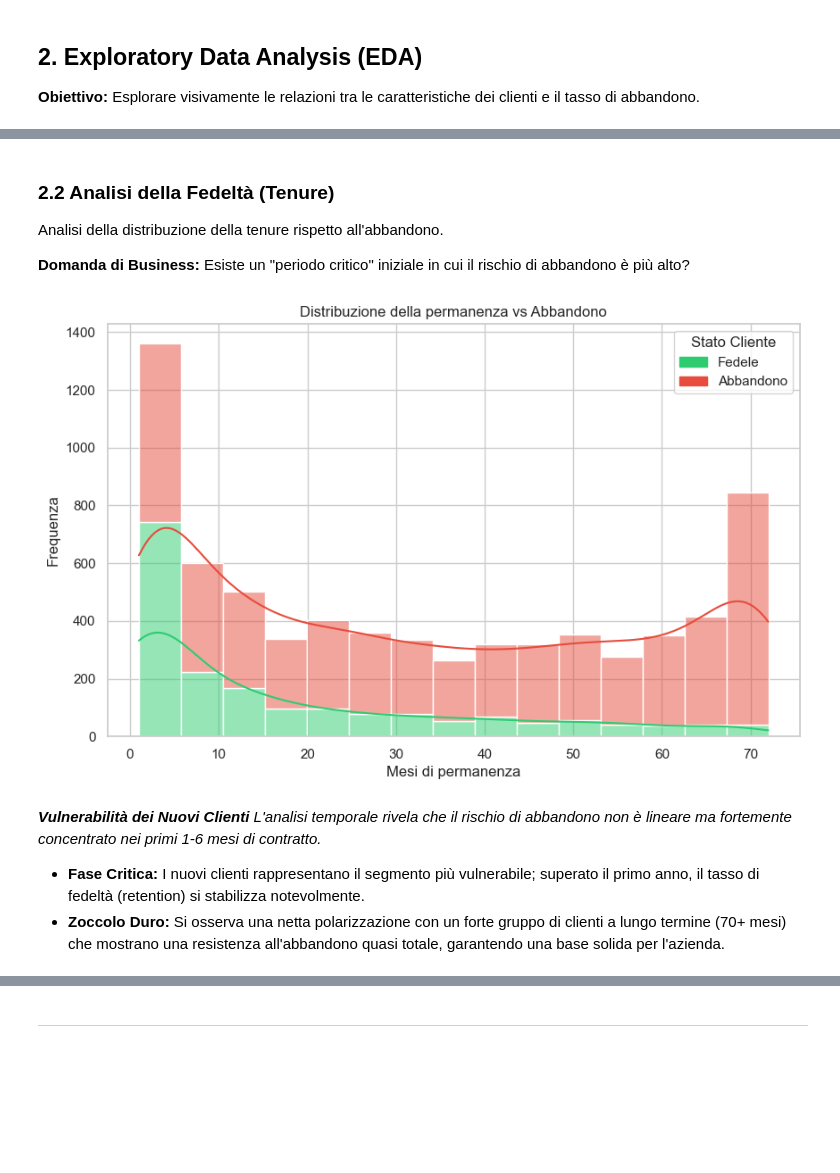
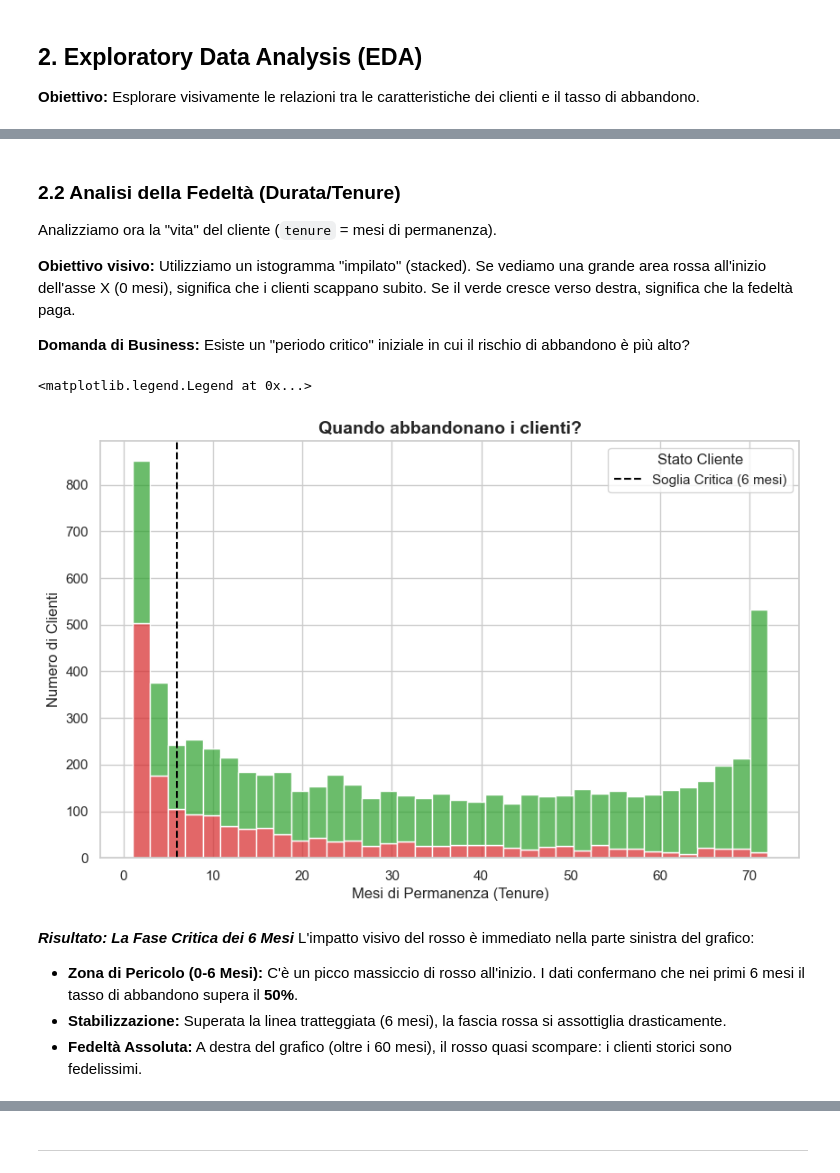
Before and after one commit to diegoandruccioli/telco-churn-analysis, a Jupyter notebook: notebooks/churn_analysis.ipynb, the cells around one changed output, grey strips where cells are left out. Saved outputs shown, nothing was run; the diff lists cells and outputs as text; code cells hidden in the pictures; blank space fills up the shorter version.

```diff
--- a/notebooks/churn_analysis.ipynb
+++ b/notebooks/churn_analysis.ipynb
@@ -166,28 +176,36 @@ Percentuale di abbandono (Yes): 26.58%
 # %% [markdown]
-### 2.2 Analisi della Fedeltà (Tenure)
-Analisi della distribuzione della tenure rispetto all'abbandono.
+### 2.2 Analisi della Fedeltà (Durata/Tenure)
+Analizziamo ora la "vita" del cliente (`tenure` = mesi di permanenza).
+
+**Obiettivo visivo:** Utilizziamo un istogramma "impilato" (stacked). Se vediamo una grande area rossa all'inizio dell'asse X (0 mesi), significa che i clienti scappano subito. Se il verde cresce verso destra, significa che la fedeltà paga.
 
 **Domanda di Business:** Esiste un "periodo critico" iniziale in cui il rischio di abbandono è più alto?
 # %%
-# Istogramma della 'Mesi_Permanenza' diviso per Abbandono
+# Impostazione della Palette
+churn_palette = {"Abbandoni": "#D62728", "Fedeli": "#2CA02C"}
 plt.figure(figsize=(10, 6))
-# Colori: No (Fedele) -> Verde, Yes (Abbandono) -> Rosso
-fedele_patch = mpatches.Patch(color='#2ECC71', label='Fedele')
-abbandono_patch = mpatches.Patch(color='#E74C3C', label='Abbandono')
 
-sns.histplot(data=df, x='tenure', hue='Churn', multiple='stack', kde=True, palette=custom_palette, hue_order=['No', 'Yes'])
+# Mappiamo i valori per il grafico senza modificare il dataframe originale
+df_plot = df.copy()
+df_plot['Churn'] = df_plot['Churn'].map({'No': 'Fedeli', 'Yes': 'Abbandoni'})
 
-plt.title('Distribuzione della permanenza vs Abbandono')
-plt.xlabel('Mesi di permanenza')
-plt.ylabel('Frequenza')
-plt.legend(handles=[fedele_patch, abbandono_patch], title='Stato Cliente')
-plt.show()
+# Istogramma Stacked
+sns.histplot(data=df_plot, x='tenure', hue='Churn', multiple='stack',
+             palette=churn_palette, bins=36, alpha=0.7)
+plt.title('Quando abbandonano i clienti?', fontsize=14, fontweight='bold')
+plt.xlabel('Mesi di Permanenza (Tenure)', fontsize=12)
+plt.ylabel('Numero di Clienti', fontsize=12)
+# Linea verticale per evidenziare i 6 mesi
+plt.axvline(x=6, color='black', linestyle='--', label='Soglia Critica (6 mesi)')
+plt.legend(title='Stato Cliente')
 # %% [output]
+<matplotlib.legend.Legend at 0x...>
-[figure, old version]
+[figure, new version]
 # %% [markdown]
-***Vulnerabilità dei Nuovi Clienti***
-*L'analisi temporale rivela che il rischio di abbandono non è lineare ma fortemente concentrato nei primi 1-6 mesi di contratto.*
-*   **Fase Critica:** I nuovi clienti rappresentano il segmento più vulnerabile; superato il primo anno, il tasso di fedeltà (retention) si stabilizza notevolmente.
-*   **Zoccolo Duro:** Si osserva una netta polarizzazione con un forte gruppo di clienti a lungo termine (70+ mesi) che mostrano una resistenza all'abbandono quasi totale, garantendo una base solida per l'azienda.
+***Risultato: La Fase Critica dei 6 Mesi***
+L'impatto visivo del rosso è immediato nella parte sinistra del grafico:
+* **Zona di Pericolo (0-6 Mesi):** C'è un picco massiccio di rosso all'inizio. I dati confermano che nei primi 6 mesi il tasso di abbandono supera il **50%**.
+* **Stabilizzazione:** Superata la linea tratteggiata (6 mesi), la fascia rossa si assottiglia drasticamente.
+* **Fedeltà Assoluta:** A destra del grafico (oltre i 60 mesi), il rosso quasi scompare: i clienti storici sono fedelissimi.
 # %% [markdown]
 ### 2.3 Analisi Contrattuale ed Economica
```
Also changed, not shown: parts of 10 cells of this notebook.
